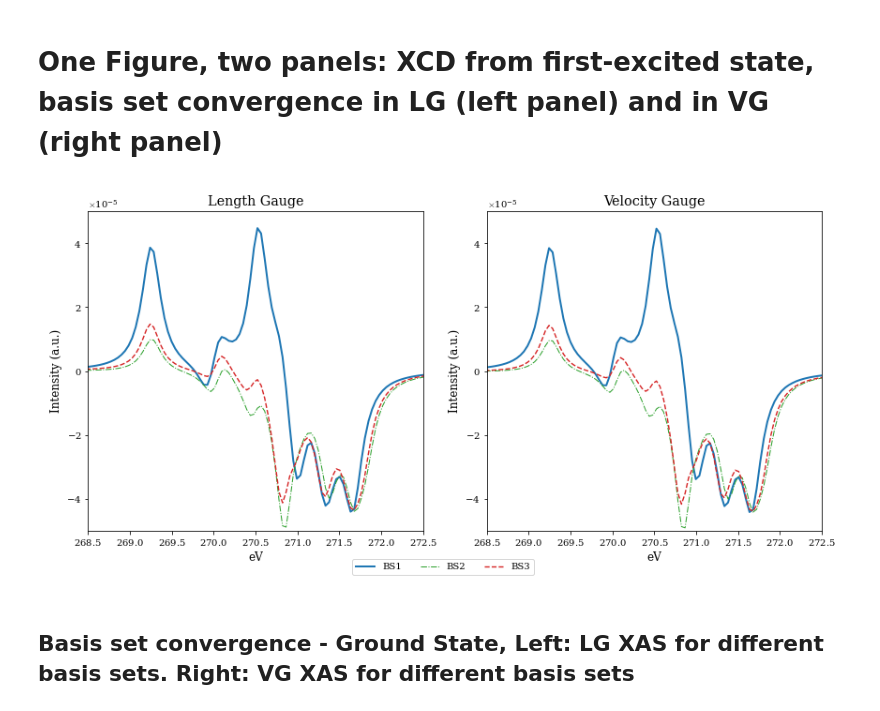
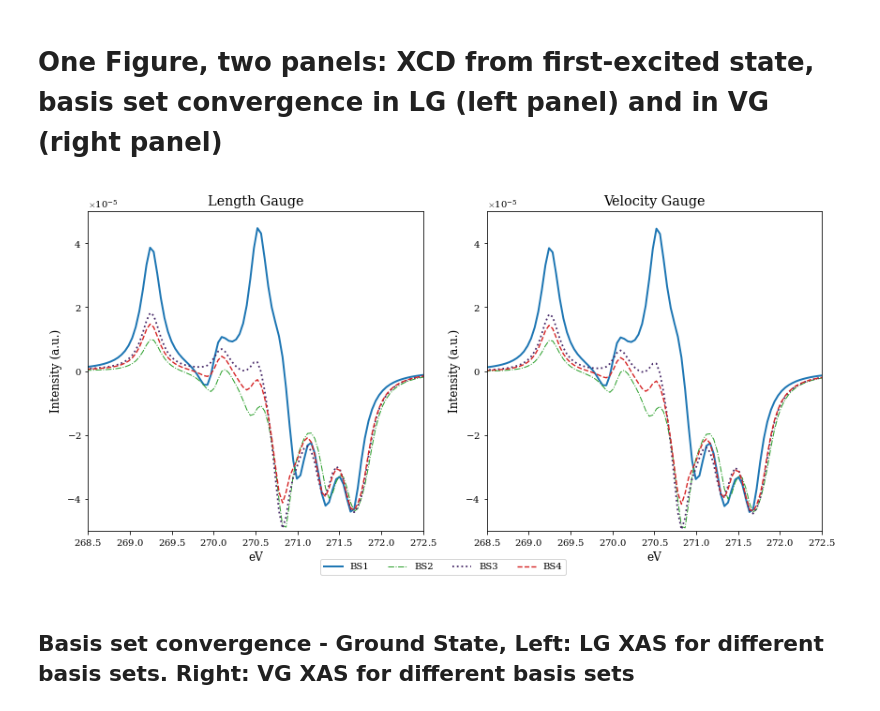
Before and after one commit to Spoksonat/article-xas-xncd, a Jupyter notebook: notebooks/plots.ipynb, the cells around one changed output. Drawn from its saved outputs; the diff is of its cells as text; code cells hidden in the pictures.

```diff
--- a/notebooks/plots.ipynb
+++ b/notebooks/plots.ipynb
@@ -939,6 +1166,18 @@ E_gas_xcd_bs3_es_vg_vcsame = data_gas_bs3_es_vg_vcsame.av_CD_energy_eV
 xcd_bs3_es_vg_vcsame = data_gas_bs3_es_vg_vcsame.av_CD_spectrum
 E_gas_xas_bs3_es_vg_vcsame = data_gas_bs3_es_vg_vcsame.av_lin_energy_eV
 xas_bs3_es_vg_vcsame = data_gas_bs3_es_vg_vcsame.av_lin_spectrum
+
+data_gas_bs4_es_lg_vcsame = Spectrum(project=json_data["path_spectra_camb3lyp_gas_carbon_bs4_es_lg_vcsame"], ES_parameters=ES_params, color="black", label=r"GAS, BS4, LG", limits=pulse.crossings_E)
+E_gas_xcd_bs4_es_lg_vcsame = data_gas_bs4_es_lg_vcsame.av_CD_energy_eV
+xcd_bs4_es_lg_vcsame = data_gas_bs4_es_lg_vcsame.av_CD_spectrum
+E_gas_xas_bs4_es_lg_vcsame = data_gas_bs4_es_lg_vcsame.av_lin_energy_eV
+xas_bs4_es_lg_vcsame = data_gas_bs4_es_lg_vcsame.av_lin_spectrum
+
+data_gas_bs4_es_vg_vcsame = Spectrum(project=json_data["path_spectra_camb3lyp_gas_carbon_bs4_es_vg_vcsame"], ES_parameters=ES_params, color="black", label=r"GAS, BS4, VG", limits=pulse.crossings_E)
+E_gas_xcd_bs4_es_vg_vcsame = data_gas_bs4_es_vg_vcsame.av_CD_energy_eV
+xcd_bs4_es_vg_vcsame = data_gas_bs4_es_vg_vcsame.av_CD_spectrum
+E_gas_xas_bs4_es_vg_vcsame = data_gas_bs4_es_vg_vcsame.av_lin_energy_eV
+xas_bs4_es_vg_vcsame = data_gas_bs4_es_vg_vcsame.av_lin_spectrum
 # %%
 bs_styles = {
     "BS1": {"color": "#1f77b4", "linestyle": "-",  "linewidth": 1.8},
@@ -990,8 +1232,9 @@ plt.show()
 # %%
 bs_styles = {
     "BS1": {"color": "#1f77b4", "linestyle": "-",  "linewidth": 2.0},
-    "BS3": {"color": "#d62728", "linestyle": "--", "linewidth": 1.4},
+    "BS4": {"color": "#d62728", "linestyle": "--", "linewidth": 1.4},
     "BS2": {"color": "#2ca02c", "linestyle": "-.", "linewidth": 1.0},
+    "BS3": {"color": "#4a2c6a", "linestyle": ":", "linewidth": 1.8},
 }
 
 fig, (ax1, ax2) = plt.subplots(1, 2, figsize=(12, 6))
@@ -999,39 +1242,41 @@ fig, (ax1, ax2) = plt.subplots(1, 2, figsize=(12, 6))
 line_bs1, = ax1.plot(E_gas_xcd_bs1_es_lg_vcsame, xcd_bs1_es_lg_vcsame, label="BS1", **bs_styles["BS1"])
 line_bs2, = ax1.plot(E_gas_xcd_bs2_es_lg_vcsame, xcd_bs2_es_lg_vcsame, label="BS2", **bs_styles["BS2"])
 line_bs3, = ax1.plot(E_gas_xcd_bs3_es_lg_vcsame, xcd_bs3_es_lg_vcsame, label="BS3", **bs_styles["BS3"])
+line_bs4, = ax1.plot(E_gas_xcd_bs4_es_lg_vcsame, xcd_bs4_es_lg_vcsame, label="BS4", **bs_styles["BS4"])
 ax1.set_xlim(268.5, 272.5)
 ax1.set_xlabel("eV")
 ax1.set_ylabel("Intensity (a.u.)")
 ax1.set_ylim(-0.00005, 0.00005)
 ax1.set_title("Length Gauge")
 ax1.ticklabel_format(style="plain", axis="x", useMathText=True)
 ax1.ticklabel_format(style="sci", axis="y", scilimits=(0, 0), useMathText=True)
 
 ax2.plot(E_gas_xcd_bs1_es_vg_vcsame, xcd_bs1_es_vg_vcsame, label="BS1", **bs_styles["BS1"])
 ax2.plot(E_gas_xcd_bs2_es_vg_vcsame, xcd_bs2_es_vg_vcsame, label="BS2", **bs_styles["BS2"])
 ax2.plot(E_gas_xcd_bs3_es_vg_vcsame, xcd_bs3_es_vg_vcsame, label="BS3", **bs_styles["BS3"])
+ax2.plot(E_gas_xcd_bs4_es_vg_vcsame, xcd_bs4_es_vg_vcsame, label="BS4", **bs_styles["BS4"])
 ax2.set_xlim(268.5, 272.5)
 ax2.set_ylim(-0.00005, 0.00005)
 ax2.set_xlabel("eV")
 ax2.set_ylabel("Intensity (a.u.)")
 ax2.set_title("Velocity Gauge")
 ax2.ticklabel_format(style="plain", axis="x", useMathText=True)
 ax2.ticklabel_format(style="sci", axis="y", scilimits=(0, 0), useMathText=True)
 
-lines = [line_bs1, line_bs2, line_bs3]
+lines = [line_bs1, line_bs2, line_bs3, line_bs4]
 labels = [line.get_label() for line in lines]
 fig.legend(
     lines,
     labels,
     loc="lower center",
     bbox_to_anchor=(0.5, 0.02),
-    ncol=3,
+    ncol=4,
     frameon=True,
 )
 
 plt.tight_layout(rect=(0, 0.03, 1, 1))
 plt.show()
 # %% [output]
-[figure, old version]
+[figure, new version]
 # %% [markdown]
 ## Basis set convergence - Ground State, Left: LG XAS for different basis sets. Right: VG XAS for different basis sets
```
Also changed, not shown: parts of 26 cells of this notebook, 1 other file.
